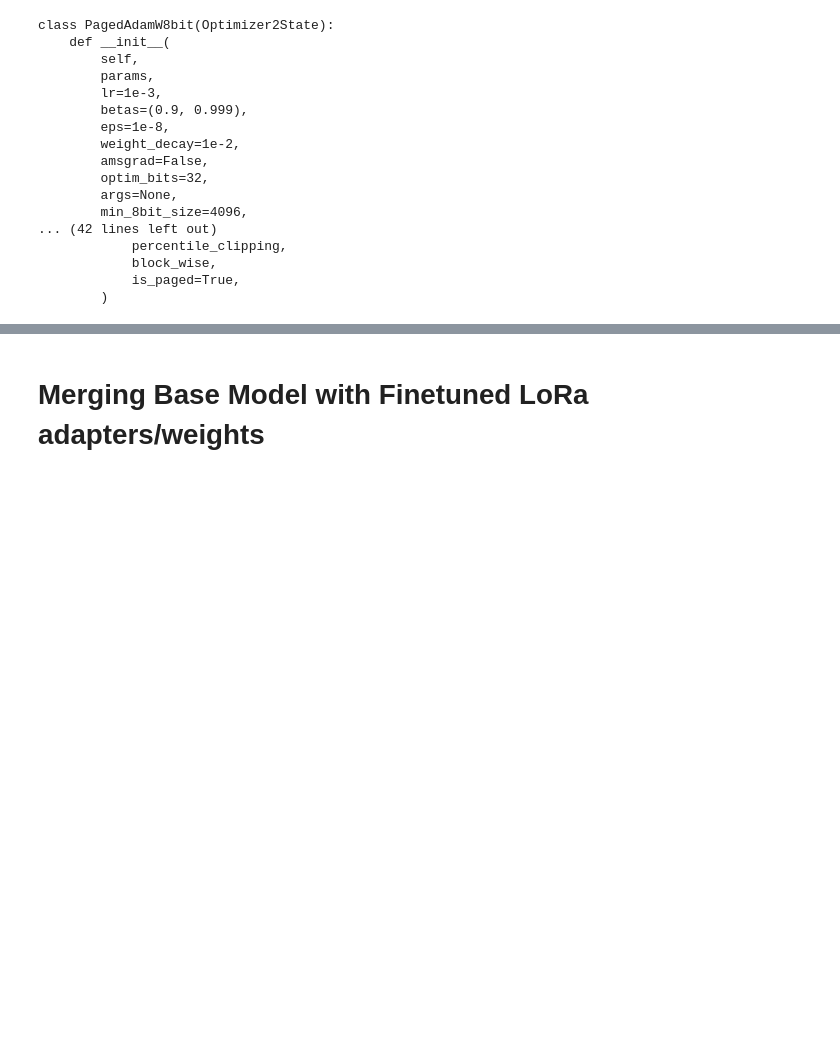
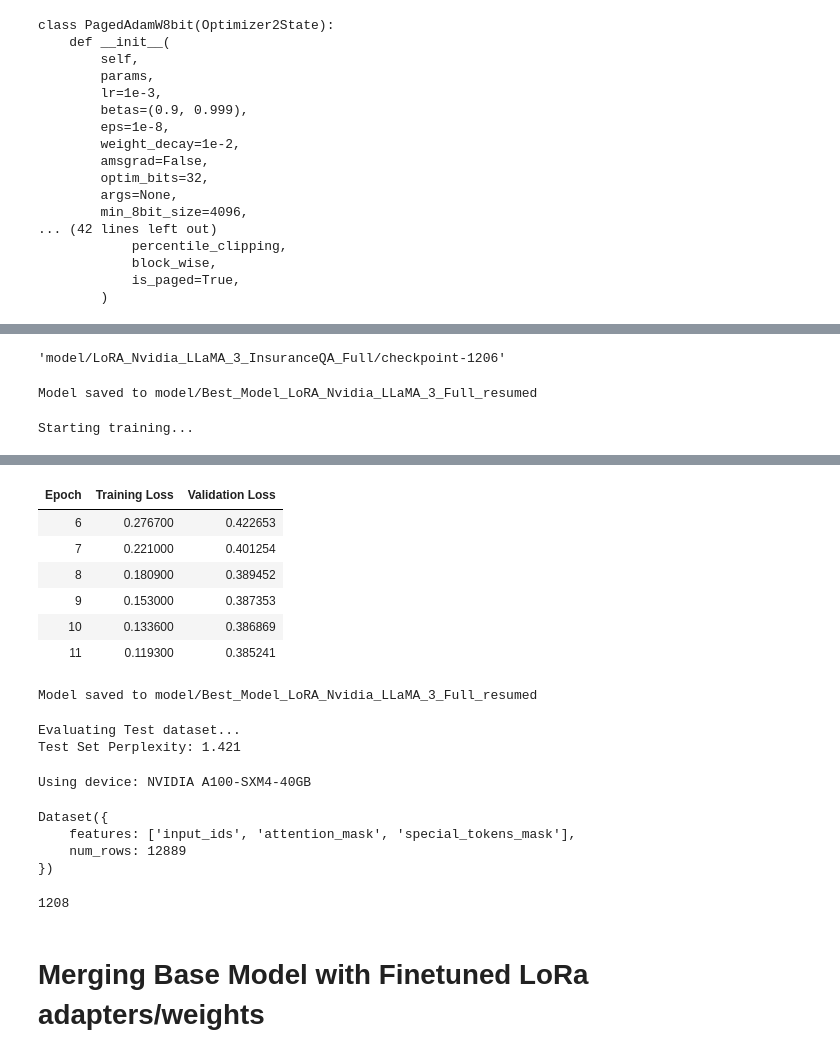
Before and after one commit to raj-maharajwala/Insurance-Chatbot-Fine-tuning-GPT2-Llama3, a Jupyter notebook: Finetuning_Llama3_LoRA_GGUF_final.ipynb, the cells around one changed output, grey strips where cells are left out. Cells and saved outputs as stored; diff of their text form; code cells hidden in the pictures; blank space fills up the shorter version.

```diff
--- a/Finetuning_Llama3_LoRA_GGUF_final.ipynb
+++ b/Finetuning_Llama3_LoRA_GGUF_final.ipynb
@@ -462,0 +854,3 @@ Test Set Perplexity: 1.42
+# %%
+current_device = torch.cuda.current_device()
+print(f"Using device: {torch.cuda.get_device_name(current_device)}")
@@ -462,0 +898,7 @@ Test Set Perplexity: 1.42
+# %%
+from transformers.trainer_utils import get_last_checkpoint
+
+OUTPUT_DIR = "model/LoRA_Nvidia_LLaMA_3_InsuranceQA_Full"
+last_checkpoint = get_last_checkpoint(OUTPUT_DIR)
+# %% [output]
+'model/LoRA_Nvidia_LLaMA_3_InsuranceQA_Full/checkpoint-1206'
@@ -462,0 +1000,29 @@ Test Set Perplexity: 1.42
+# %%
+print(f"Model saved to {NEW_MODEL_PATH + '_resumed'}")
+# %% [output]
+Model saved to model/Best_Model_LoRA_Nvidia_LLaMA_3_Full_resumed
+# %%
+# Initialize trainer...
+trainer = Resumed_setup_trainer(
+    model=model,
+    train_dataset=train_dataset,
+    valid_dataset=valid_dataset,
+    tokenizer=tokenizer,
+    peft_config=peft_config,
+    additional_epochs = 6  # 6 additional epocs...
+)
+
+# Train and evaluate...
+try:
+    print("Starting training...")
+    trainer.train(resume_from_checkpoint=last_checkpoint)
+
+    # Save the final model...
+    os.makedirs(NEW_MODEL_PATH + '_resumed', exist_ok=True)
+    trainer.model.save_pretrained(NEW_MODEL_PATH + '_resumed')
+    print(f"Model saved to {NEW_MODEL_PATH + '_resumed'}")
+except Exception as e:
+    print(f"An error occurred during training: {str(e)}")
+    raise
+# %% [output]
+Starting training...
@@ -463,3 +1030,36 @@ Test Set Perplexity: 1.42
+| Epoch | Training Loss | Validation Loss |
+| 6 | 0.276700 | 0.422653 |
+| 7 | 0.221000 | 0.401254 |
+| 8 | 0.180900 | 0.389452 |
+| 9 | 0.153000 | 0.387353 |
+| 10 | 0.133600 | 0.386869 |
+| 11 | 0.119300 | 0.385241 |
+Model saved to model/Best_Model_LoRA_Nvidia_LLaMA_3_Full_resumed
+# %%
+print(f"Evaluating Test dataset...")
+test_results = self.trainer.evaluate(eval_dataset=self.test_dataset)
+test_loss = test_results["eval_loss"]
+perplexity = torch.exp(torch.tensor(test_loss)).item()
+print(f"Test Set Perplexity: {perplexity:.3f}\n")
+# %% [output]
+Evaluating Test dataset...
+Test Set Perplexity: 1.421
+# %%
+current_device = torch.cuda.current_device()
+print(f"Using device: {torch.cuda.get_device_name(current_device)}")
+# %% [output]
+Using device: NVIDIA A100-SXM4-40GB
+# %%
+train_dataset
+# %% [output]
+Dataset({
+    features: ['input_ids', 'attention_mask', 'special_tokens_mask'],
+    num_rows: 12889
+})
+# %%
+int((12-6) * len(train_dataset) / (8 * 8))
+# %% [output]
+1208
 # %% [markdown]
 # Merging Base Model with Finetuned LoRa adapters/weights
 # %%
```
Also changed, not shown: parts of 141 cells of this notebook.
